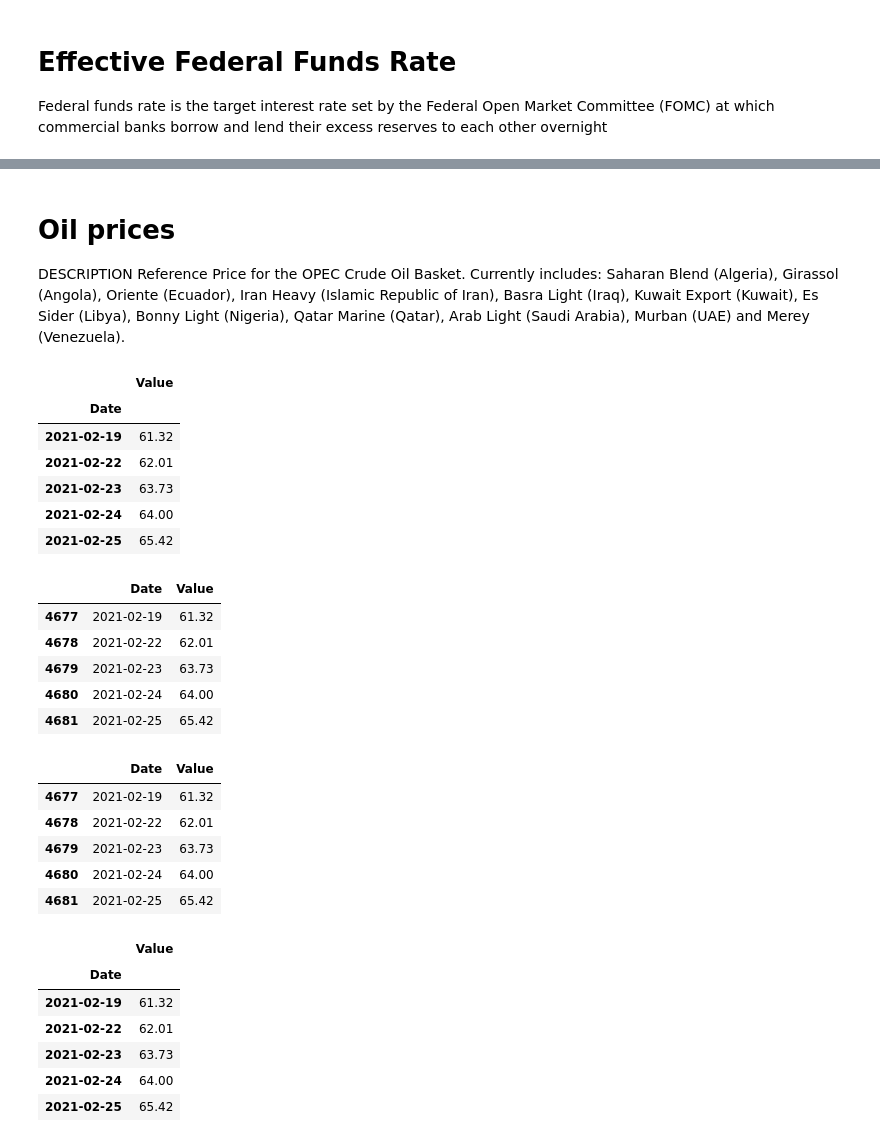
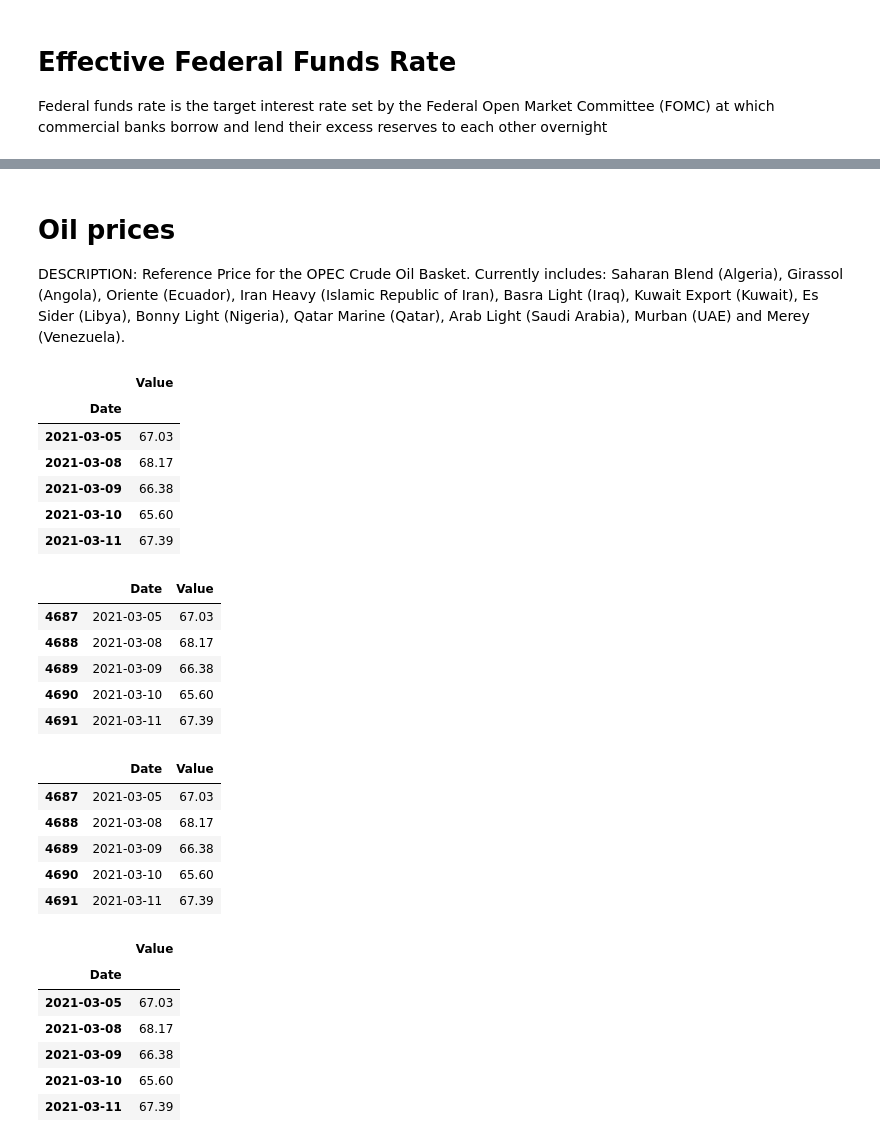
Before and after one commit to Nickoranteng/Stock-market, a Jupyter notebook: Rising_prime_rates.ipynb, the cells around one changed output, grey strips where cells are left out. Saved outputs shown, nothing was run; the diff lists cells and outputs as text; code cells hidden in the pictures.

```diff
--- a/Rising_prime_rates.ipynb
+++ b/Rising_prime_rates.ipynb
@@ -121,27 +116,27 @@ fed_funds_rate_filter.tail()
 # %% [markdown]
 # Oil prices
-DESCRIPTION Reference Price for the OPEC Crude Oil Basket. Currently includes: Saharan Blend (Algeria), Girassol (Angola), Oriente (Ecuador), Iran Heavy (Islamic Republic of Iran), Basra Light (Iraq), Kuwait Export (Kuwait), Es Sider (Libya), Bonny Light (Nigeria), Qatar Marine (Qatar), Arab Light (Saudi Arabia), Murban (UAE) and Merey (Venezuela).
+DESCRIPTION: Reference Price for the OPEC Crude Oil Basket. Currently includes: Saharan Blend (Algeria), Girassol (Angola), Oriente (Ecuador), Iran Heavy (Islamic Republic of Iran), Basra Light (Iraq), Kuwait Export (Kuwait), Es Sider (Libya), Bonny Light (Nigeria), Qatar Marine (Qatar), Arab Light (Saudi Arabia), Murban (UAE) and Merey (Venezuela).
 # %%
-oil_prices = quandl.get("OPEC/ORB", authtoken= api_key)
+oil_prices = quandl.get("OPEC/ORB", authtoken= API_key)
 oil_prices.tail()
 # %% [output]
 |  | Value |
 | Date |  |
-| 2021-02-19 | 61.32 |
-| 2021-02-22 | 62.01 |
-| 2021-02-23 | 63.73 |
-| 2021-02-24 | 64.00 |
-| 2021-02-25 | 65.42 |
+| 2021-03-05 | 67.03 |
+| 2021-03-08 | 68.17 |
+| 2021-03-09 | 66.38 |
+| 2021-03-10 | 65.60 |
+| 2021-03-11 | 67.39 |
 # %%
 oil_prices_df=oil_prices.reset_index()
 oil_prices_df.tail()
 # %% [output]
 |  | Date | Value |
-| 4677 | 2021-02-19 | 61.32 |
-| 4678 | 2021-02-22 | 62.01 |
-| 4679 | 2021-02-23 | 63.73 |
-| 4680 | 2021-02-24 | 64.00 |
-| 4681 | 2021-02-25 | 65.42 |
+| 4687 | 2021-03-05 | 67.03 |
+| 4688 | 2021-03-08 | 68.17 |
+| 4689 | 2021-03-09 | 66.38 |
+| 4690 | 2021-03-10 | 65.60 |
+| 4691 | 2021-03-11 | 67.39 |
 # %%
 # Filter data for 15 years
 filtered_oil_prices = oil_prices_df.loc[(oil_prices_df['Date'] >= '2006-01-01') ]
@@ -149,19 +144,19 @@ filtered_oil_prices = oil_prices_df.loc[(oil_prices_df['Date'] >= '2006-01-01')
 filtered_oil_prices.tail()
 # %% [output]
 |  | Date | Value |
-| 4677 | 2021-02-19 | 61.32 |
-| 4678 | 2021-02-22 | 62.01 |
-| 4679 | 2021-02-23 | 63.73 |
-| 4680 | 2021-02-24 | 64.00 |
-| 4681 | 2021-02-25 | 65.42 |
+| 4687 | 2021-03-05 | 67.03 |
+| 4688 | 2021-03-08 | 68.17 |
+| 4689 | 2021-03-09 | 66.38 |
+| 4690 | 2021-03-10 | 65.60 |
+| 4691 | 2021-03-11 | 67.39 |
 # %%
 filtered_oil_prices_df =filtered_oil_prices.set_index('Date')
 filtered_oil_prices_df.tail()
 # %% [output]
 |  | Value |
 | Date |  |
-| 2021-02-19 | 61.32 |
-| 2021-02-22 | 62.01 |
-| 2021-02-23 | 63.73 |
-| 2021-02-24 | 64.00 |
-| 2021-02-25 | 65.42 |
+| 2021-03-05 | 67.03 |
+| 2021-03-08 | 68.17 |
+| 2021-03-09 | 66.38 |
+| 2021-03-10 | 65.60 |
+| 2021-03-11 | 67.39 |
```
Also changed, not shown: parts of 40 cells of this notebook, 4 other files.
